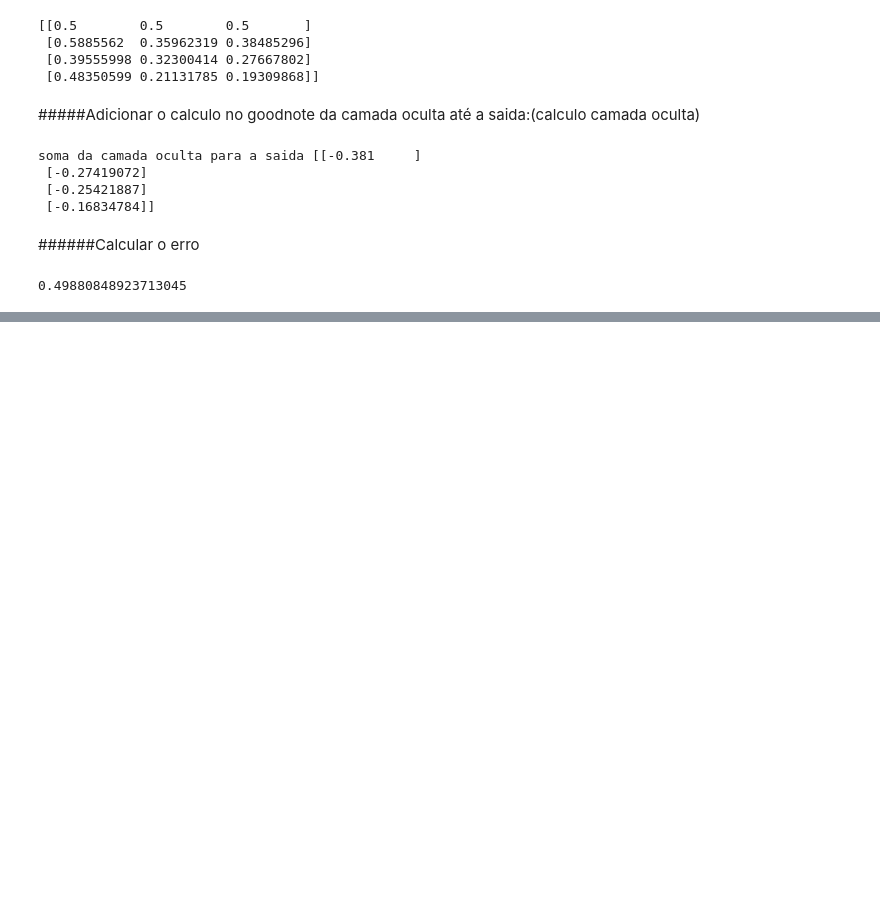
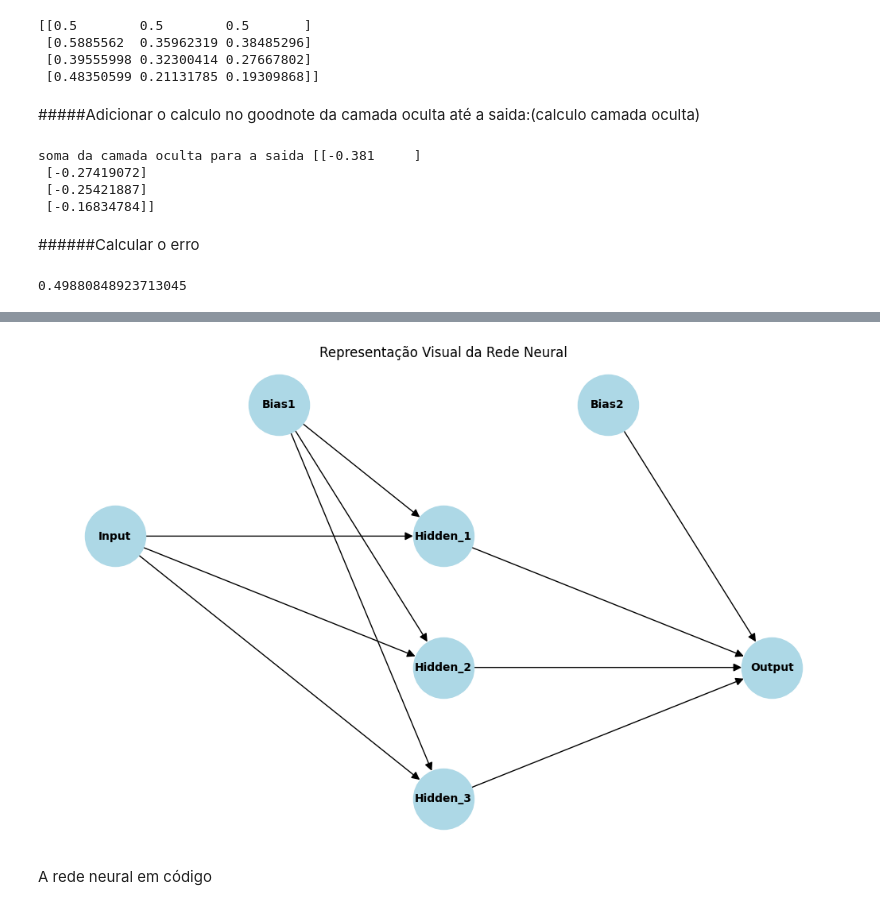
Before and after one commit to jennif8r/RedeNeural, a Jupyter notebook: RedesNeurais.ipynb, the cells around one changed output, grey strips where cells are left out. Cells and saved outputs as stored; diff of their text form; code cells hidden in the pictures; blank space fills up the shorter version.

```diff
--- a/RedesNeurais.ipynb
+++ b/RedesNeurais.ipynb
@@ -496,0 +810,39 @@ O Gradiente é calculado para saber quanto ajustar os pesos
+# %%
+import matplotlib.pyplot as plt
+import networkx as nx
+# Visualizar a estrutura da rede
+G = nx.DiGraph()
+
+# Adicionar nós
+G.add_node("Input", pos=(0, 2))
+for i in range(3):
+    G.add_node(f"Hidden_{i+1}", pos=(1, 2 - i))
+G.add_node("Output", pos=(2, 1))
+G.add_node("Bias1", pos=(0.5, 3))
+G.add_node("Bias2", pos=(1.5, 3))
+
+# Adicionar arestas
+for i in range(2):
+    for j in range(3):
+        G.add_edge("Input", f"Hidden_{j+1}")
+
+for j in range(3):
+    G.add_edge(f"Hidden_{j+1}", "Output")
+
+for j in range(3):
+    G.add_edge("Bias1", f"Hidden_{j+1}")
+
+G.add_edge("Bias2", "Output")
+
+# Obter posições para os nós
+pos = nx.get_node_attributes(G, 'pos')
+
+# Desenhar o gráfico
+plt.figure(figsize=(10, 6))
+nx.draw(G, pos, with_labels=True, node_size=3000, node_color='lightblue', font_size=10, font_weight='bold', arrowsize=15)
+plt.title("Representação Visual da Rede Neural")
+plt.show()
+# %% [output]
+[figure, added]
+# %% [markdown]
+A rede neural em código
```
Also changed, not shown: parts of 22 cells of this notebook.
